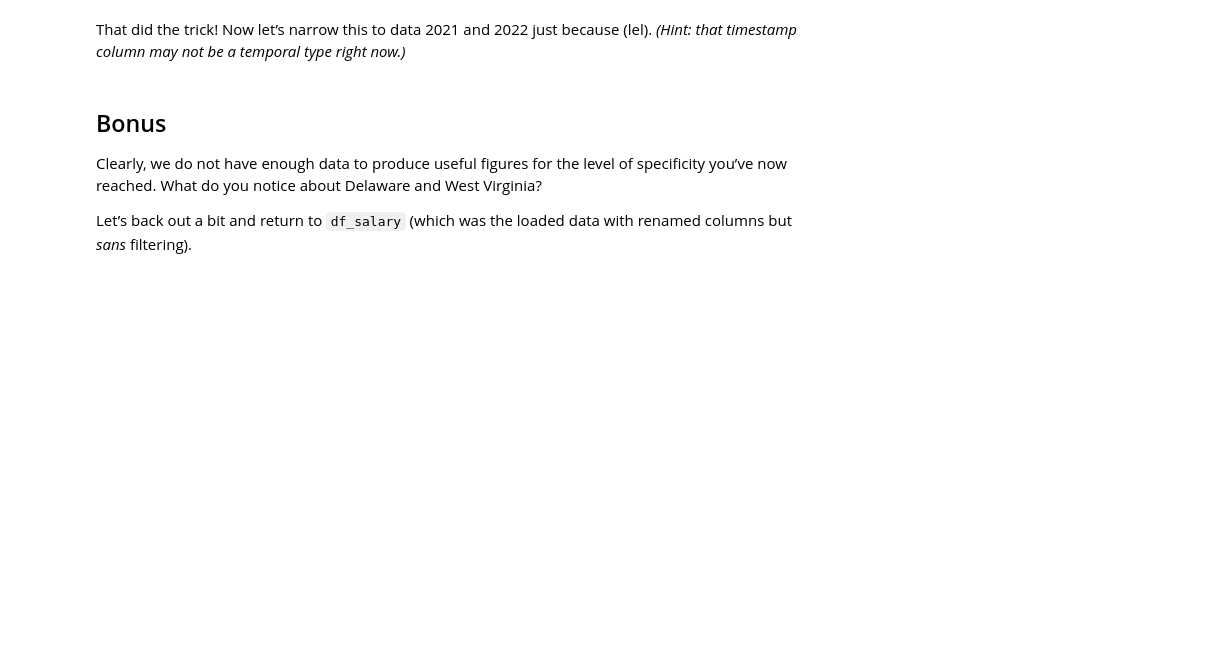
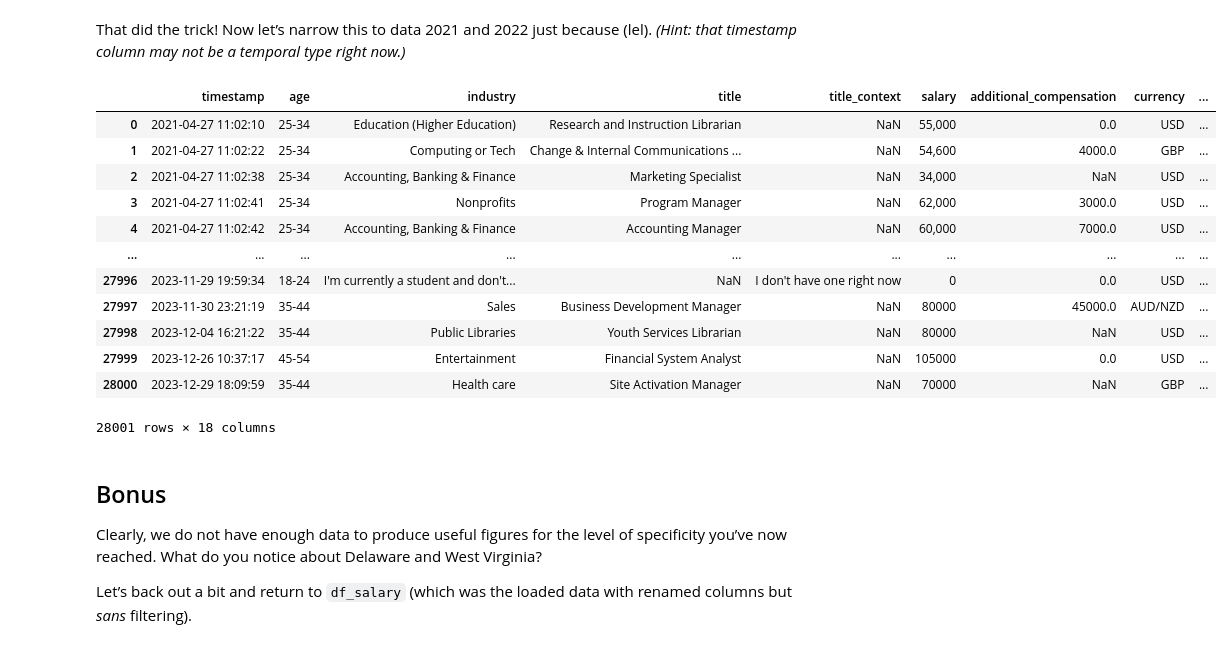
Before and after one commit to AndrewLamCS/my-fork-2024-DS-Fri-1230, a Jupyter notebook: Week-02-DS-Overview-and-Data/Exercise-AL.ipynb, the cells around one changed output. Saved outputs shown, nothing was run; the diff lists cells and outputs as text; code cells hidden in the pictures; blank space fills up the shorter version.

```diff
--- a/Week-02-DS-Overview-and-Data/Exercise-AL.ipynb
+++ b/Week-02-DS-Overview-and-Data/Exercise-AL.ipynb
@@ -515,6 +594,30 @@ Let’s try that again.
 That did the trick! Now let’s narrow this to data 2021 and 2022 just because (lel). *(Hint: that timestamp column may not be a temporal type right now.)*
 # %%
 # Filter the data to within 2021, 2022, or 2023, saving the DataFrame to a new variable, and generate the summary again.
+
+
+# Convert the 'timestamp' column to datetime format
+df_salary['timestamp'] = pd.to_datetime(df_salary['timestamp'])
+
+# Filter rows where the year is 2021, 2022, or 2023
+df_filtered = df_salary[df_salary['timestamp'].dt.year.isin([2021, 2022, 2023])]
+
+# Display the filtered DataFrame
+df_filtered
+# %% [output]
+|  | timestamp | age | industry | title | title_context | salary | additional_compensation | currency | ... |
+| 0 | 2021-04-27 11:02:10 | 25-34 | Education (Higher Education) | Research and Instruction Librarian | NaN | 55,000 | 0.0 | USD | ... |
+| 1 | 2021-04-27 11:02:22 | 25-34 | Computing or Tech | Change & Internal Communications ... | NaN | 54,600 | 4000.0 | GBP | ... |
+| 2 | 2021-04-27 11:02:38 | 25-34 | Accounting, Banking & Finance | Marketing Specialist | NaN | 34,000 | NaN | USD | ... |
+| 3 | 2021-04-27 11:02:41 | 25-34 | Nonprofits | Program Manager | NaN | 62,000 | 3000.0 | USD | ... |
+| 4 | 2021-04-27 11:02:42 | 25-34 | Accounting, Banking & Finance | Accounting Manager | NaN | 60,000 | 7000.0 | USD | ... |
+| ... | ... | ... | ... | ... | ... | ... | ... | ... | ... |
+| 27996 | 2023-11-29 19:59:34 | 18-24 | I'm currently a student and don't... | NaN | I don't have one right now | 0 | 0.0 | USD | ... |
+| 27997 | 2023-11-30 23:21:19 | 35-44 | Sales | Business Development Manager | NaN | 80000 | 45000.0 | AUD/NZD | ... |
+| 27998 | 2023-12-04 16:21:22 | 35-44 | Public Libraries | Youth Services Librarian | NaN | 80000 | NaN | USD | ... |
+| 27999 | 2023-12-26 10:37:17 | 45-54 | Entertainment | Financial System Analyst | NaN | 105000 | 0.0 | USD | ... |
+| 28000 | 2023-12-29 18:09:59 | 35-44 | Health care | Site Activation Manager | NaN | 70000 | NaN | GBP | ... |
+28001 rows × 18 columns
 # %% [markdown]
 ## Bonus
 
```
Also changed, not shown: parts of 11 cells of this notebook.
